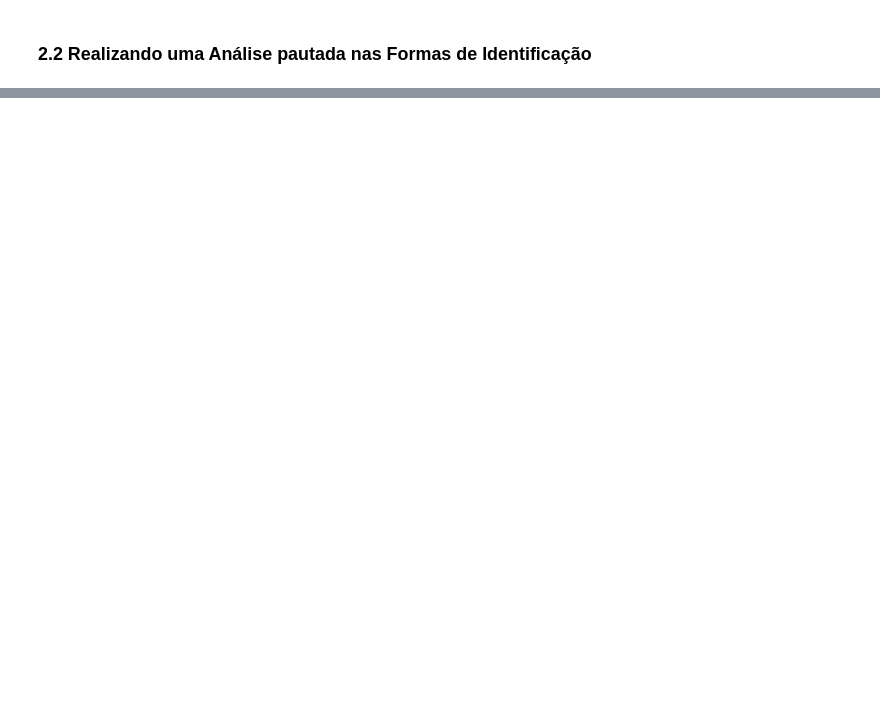
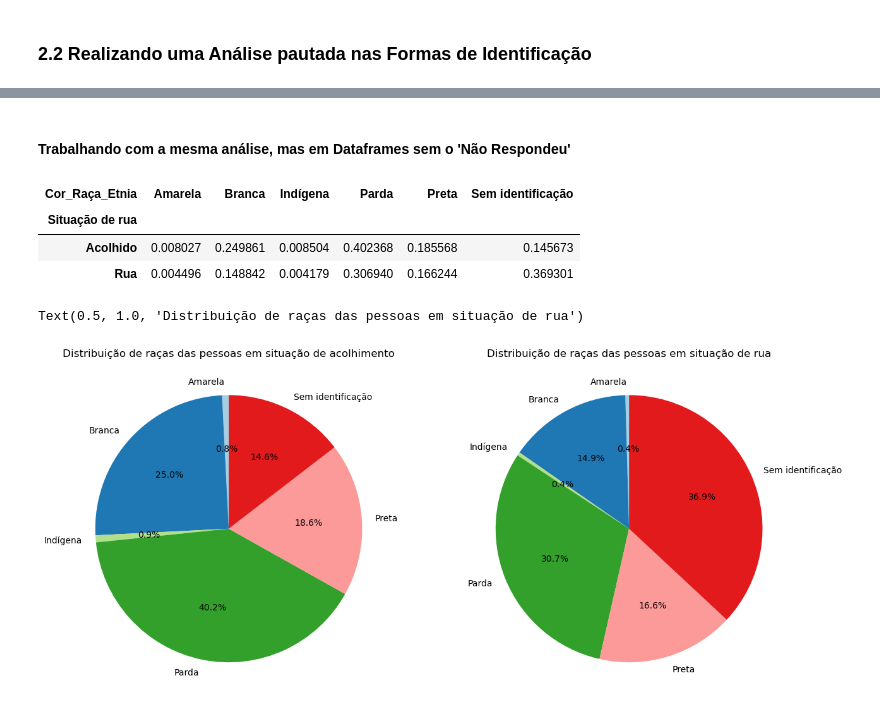
Before and after one commit to wellingtonrs07/Infer-ncia-Planos-de-Sa-de, a Jupyter notebook: Inferência_moradores_de_rua (Principal)/Planilha_Tratada_Projeto2.ipynb, the cells around one changed output, grey strips where cells are left out. Saved outputs shown, nothing was run; the diff lists cells and outputs as text; code cells hidden in the pictures; blank space fills up the shorter version.

```diff
--- a/Inferência_moradores_de_rua (Principal)/Planilha_Tratada_Projeto2.ipynb
+++ b/Inferência_moradores_de_rua (Principal)/Planilha_Tratada_Projeto2.ipynb
@@ -433,0 +528,44 @@ pd.crosstab(df['Situação de rua'], df['Classificação de idade'], normalize='
+# %% [markdown]
+#### Trabalhando com a mesma análise, mas em Dataframes sem o 'Não Respondeu'
+# %%
+filtro_n_respondeu = df['Cor_Raça_Etnia'] != 'Não respondeu'
+df_plotagem = df.loc[filtro_n_respondeu , :]
+
+tabela_cruzada = pd.crosstab(df_plotagem['Situação de rua'] , df_plotagem['Cor_Raça_Etnia'] , normalize='index')
+tabela_cruzada
+# %% [output]
+| Cor_Raça_Etnia | Amarela | Branca | Indígena | Parda | Preta | Sem identificação |
+| Situação de rua |  |  |  |  |  |  |
+| Acolhido | 0.008027 | 0.249861 | 0.008504 | 0.402368 | 0.185568 | 0.145673 |
+| Rua | 0.004496 | 0.148842 | 0.004179 | 0.306940 | 0.166244 | 0.369301 |
+# %%
+#Gráficos
+plt.figure(figsize=(15, 10))
+plt.subplot(121)
+
+#definindo as variaveis que serão utilizadas
+valores_acolhidos = tabela_cruzada.loc['Acolhido'].values
+rotulos = tabela_cruzada.columns.tolist()
+
+# Criando um gráfico de pizza
+cores = plt.cm.Paired(range(len(rotulos)))  # Escolhendo cores com base no número de rótulos
+plt.pie(valores_acolhidos, labels=rotulos, autopct='%1.1f%%', colors=cores, startangle=90)
+
+# Adicionando um título
+plt.title(f'Distribuição de raças das pessoas em situação de acolhimento')
+
+# Criando um gráfico de pizza que relaciona a quantidade de moradores em situação de Acolhimento e raças
+plt.subplot(122)
+
+#definindo as variaveis que serão utilizadas
+valores_rua = tabela_cruzada.loc['Rua'].values
+
+# Criando um gráfico de pizza
+cores = plt.cm.Paired(range(len(rotulos)))  # Escolhendo cores com base no número de rótulos
+plt.pie(valores_rua, labels=rotulos, autopct='%1.1f%%', colors=cores, startangle=90)
+
+# Adicionando um título
+plt.title(f'Distribuição de raças das pessoas em situação de rua')
+# %% [output]
+Text(0.5, 1.0, 'Distribuição de raças das pessoas em situação de rua')
+[figure, added]
```
Also changed, not shown: parts of 13 cells of this notebook.
